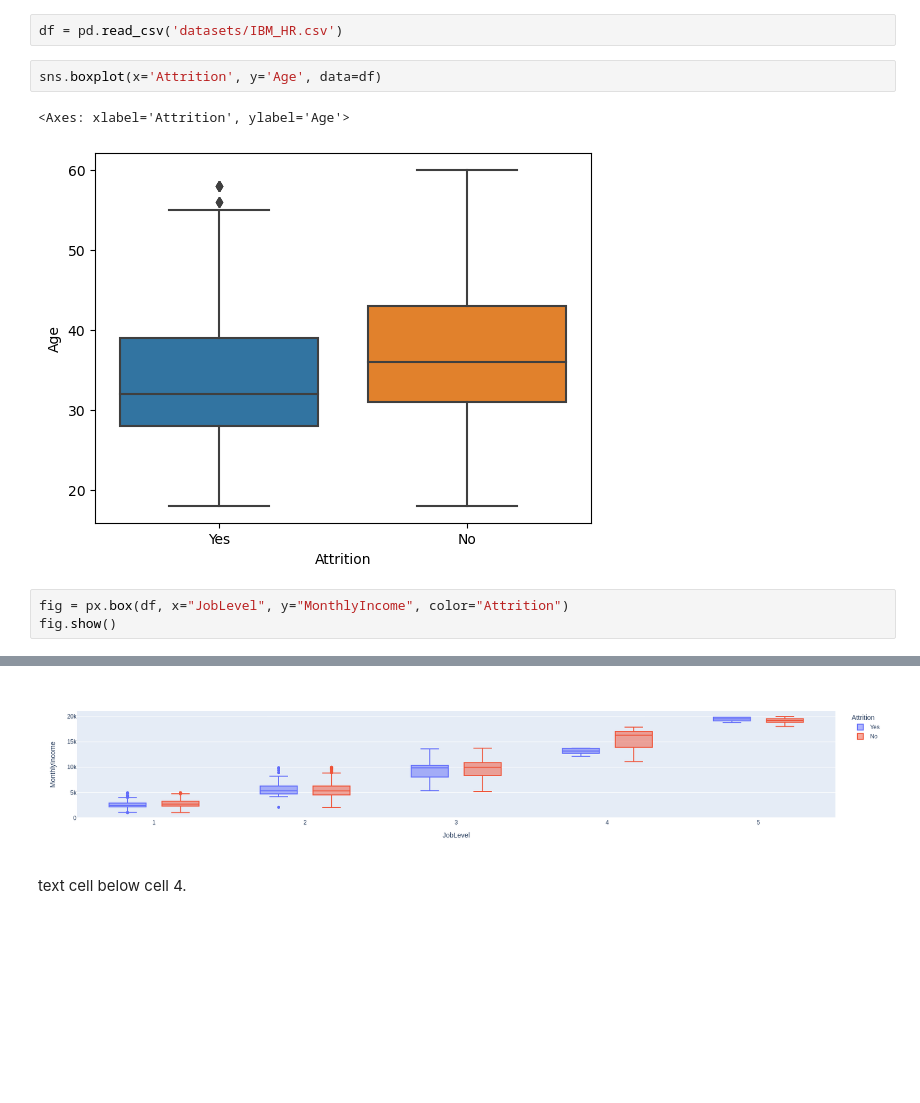
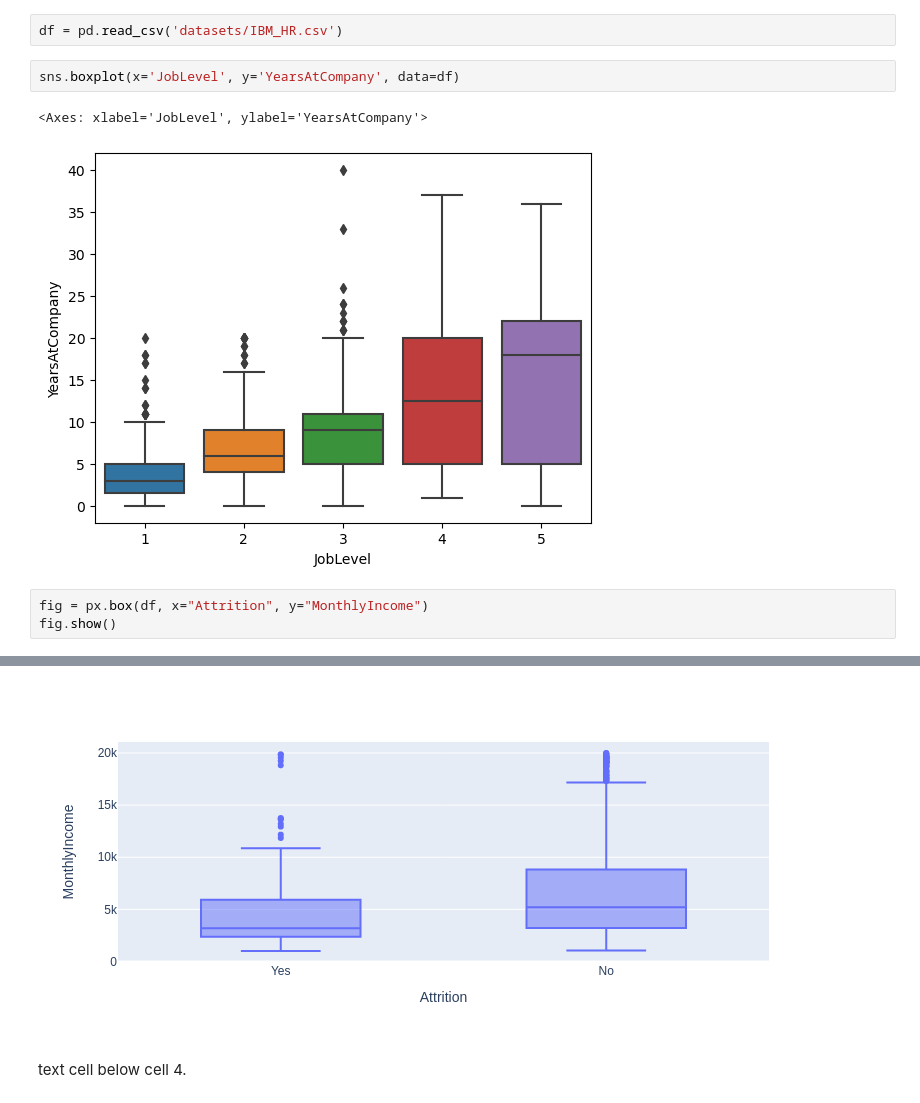
Before and after one commit to yixin0829/jupyterlab-nb-viz, a Jupyter notebook: jupyterlab-nb-viz/notebooks/simple.ipynb, the cells around one changed output, grey strips where cells are left out. Saved outputs shown, nothing was run; the diff lists cells and outputs as text; blank space fills up the shorter version.

```diff
--- a/jupyterlab-nb-viz/notebooks/simple.ipynb
+++ b/jupyterlab-nb-viz/notebooks/simple.ipynb
@@ -5,16 +5,16 @@ import plotly.express as px
 # %%
 df = pd.read_csv('datasets/IBM_HR.csv')
 # %%
-sns.boxplot(x='Attrition', y='Age', data=df)
+sns.boxplot(x='JobLevel', y='YearsAtCompany', data=df)
 # %% [output]
-<Axes: xlabel='Attrition', ylabel='Age'>
+<Axes: xlabel='JobLevel', ylabel='YearsAtCompany'>
-[figure, old version]
+[figure, new version]
 # %%
-fig = px.box(df, x="JobLevel", y="MonthlyIncome", color="Attrition")
+fig = px.box(df, x="Attrition", y="MonthlyIncome")
 fig.show()
 # %% [output]
 [interactive output not drawn]
-[figure, old version]
+[figure, new version]
 # %% [markdown]
 text cell below cell 4.
 # %%
```
Also changed, not shown: parts of 3 cells of this notebook, 8 other files.
